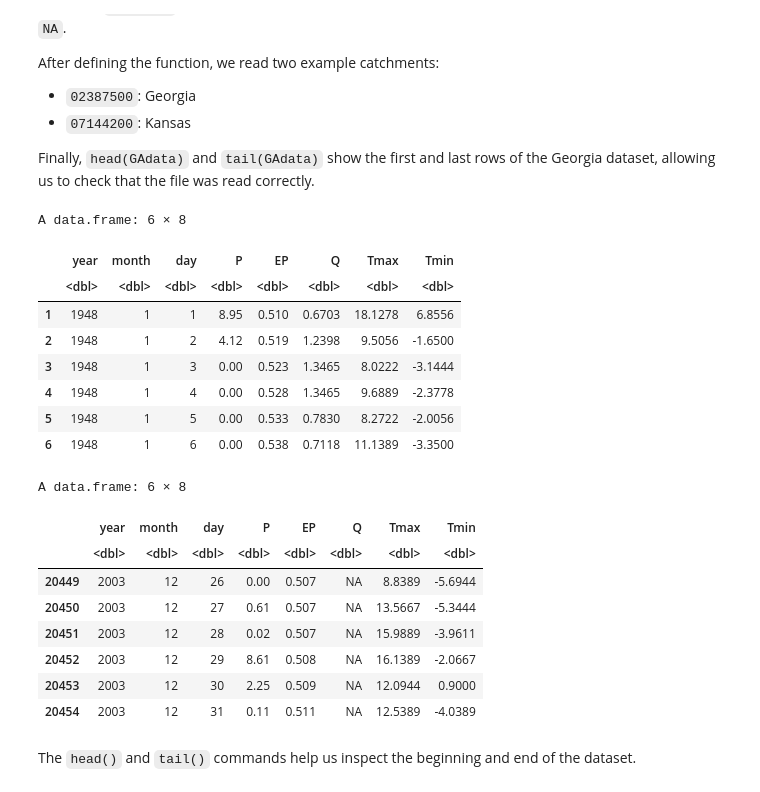
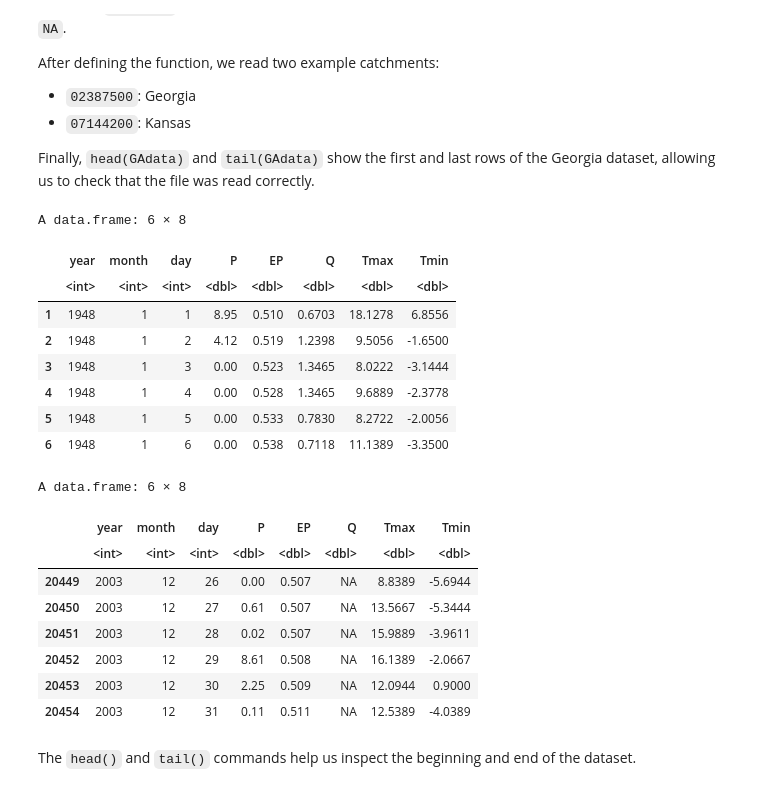
Before and after one commit to alviglio/AlbJupyters, a Jupyter notebook: SivaGuenterPeterBook/Chapter01draft01.ipynb, the cells around one changed output. Saved outputs shown, nothing was run; the diff lists cells and outputs as text; code cells hidden in the pictures.

```diff
--- a/SivaGuenterPeterBook/Chapter01draft01.ipynb
+++ b/SivaGuenterPeterBook/Chapter01draft01.ipynb
@@ -95,20 +92,22 @@ After defining the function, we read two example catchments:
 Finally, `head(GAdata)` and `tail(GAdata)` show the first and last rows of the Georgia dataset, allowing us to check that the file was read correctly.
 # %%
 read_mopex_dly <- function(file) {
-  x <- read.fwf(file, widths=c(4, 2, 2, 11, 10, 10, 10, 1000), colClasses='numeric',
-                col.names=c('year','month','day','P','EP','Q','Tmax','Tmin'), na.string='-99.0000')
-  x
+  x <- read.fwf(file, widths=c(4, 2, 2, 11, 10, 10, 10, 1000),
+                colClasses=c(rep('integer', 3), rep('numeric', 5)),
+                col.names=c('year','month','day','P','EP','Q','Tmax','Tmin'),
+                na.string='-99.0000')
+  return(x)
 }
 
 GAdata <- read_mopex_dly("data/02387500.dly")
 KSdata <- read_mopex_dly("data/07144200.dly")
 
 head(GAdata)
 tail(GAdata)
 # %% [output]
 A data.frame: 6 × 8
 |  | year | month | day | P | EP | Q | Tmax | Tmin |
-|  | <dbl> | <dbl> | <dbl> | <dbl> | <dbl> | <dbl> | <dbl> | <dbl> |
+|  | <int> | <int> | <int> | <dbl> | <dbl> | <dbl> | <dbl> | <dbl> |
 | 1 | 1948 | 1 | 1 | 8.95 | 0.510 | 0.6703 | 18.1278 | 6.8556 |
 | 2 | 1948 | 1 | 2 | 4.12 | 0.519 | 1.2398 | 9.5056 | -1.6500 |
 | 3 | 1948 | 1 | 3 | 0.00 | 0.523 | 1.3465 | 8.0222 | -3.1444 |
@@ -117,7 +116,7 @@ A data.frame: 6 × 8
 | 6 | 1948 | 1 | 6 | 0.00 | 0.538 | 0.7118 | 11.1389 | -3.3500 |
 A data.frame: 6 × 8
 |  | year | month | day | P | EP | Q | Tmax | Tmin |
-|  | <dbl> | <dbl> | <dbl> | <dbl> | <dbl> | <dbl> | <dbl> | <dbl> |
+|  | <int> | <int> | <int> | <dbl> | <dbl> | <dbl> | <dbl> | <dbl> |
 | 20449 | 2003 | 12 | 26 | 0.00 | 0.507 | NA | 8.8389 | -5.6944 |
 | 20450 | 2003 | 12 | 27 | 0.61 | 0.507 | NA | 13.5667 | -5.3444 |
 | 20451 | 2003 | 12 | 28 | 0.02 | 0.507 | NA | 15.9889 | -3.9611 |
```
Also changed, not shown: parts of 4 cells of this notebook.
